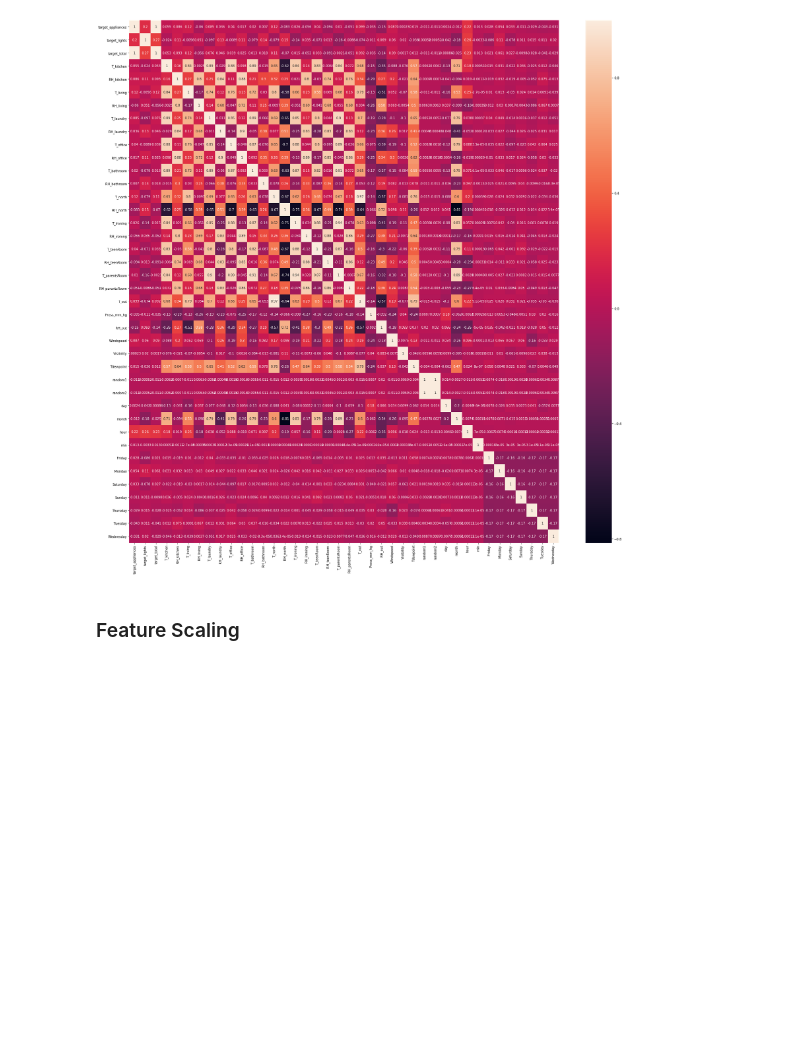
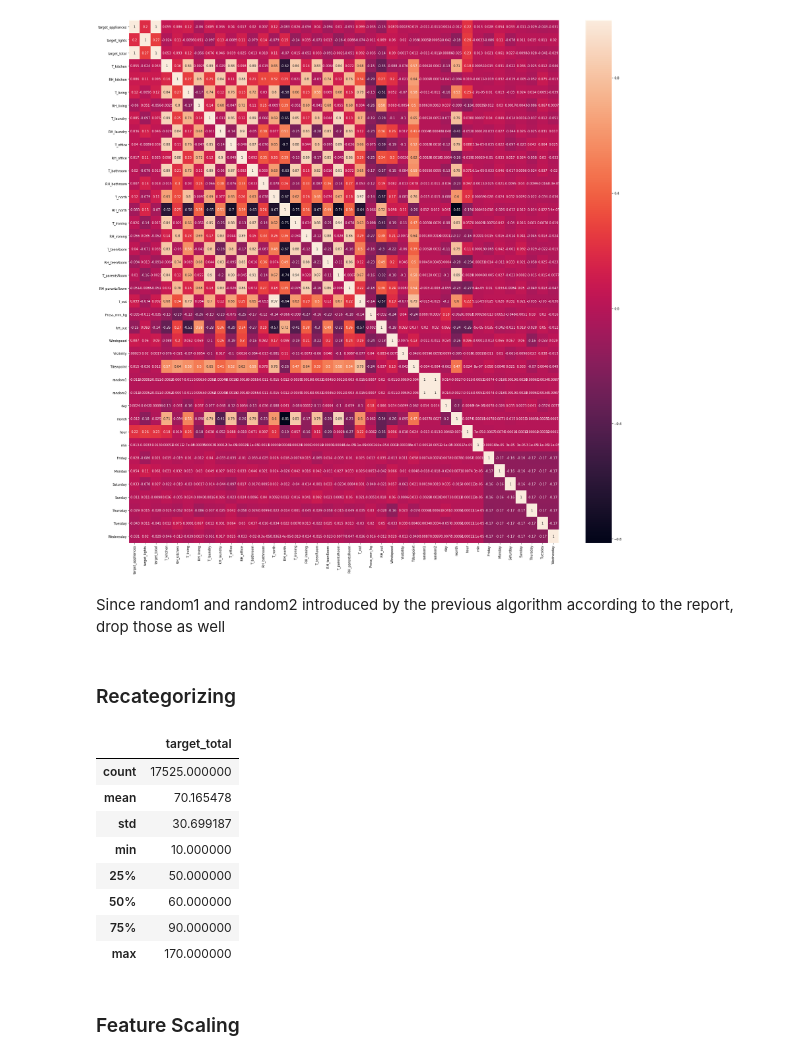
Before and after one commit to khaled9910070/ML_Assignment2, a Jupyter notebook: Energy Usage Prediction.ipynb, the cells around one changed output. Cells and saved outputs as stored; diff of their text form; code cells hidden in the pictures; blank space fills up the shorter version.

```diff
--- a/Energy Usage Prediction.ipynb
+++ b/Energy Usage Prediction.ipynb
@@ -262,3 +262,25 @@ corr = df.corr()
 sb.heatmap(corr, annot=True);
 # %% [output]
 [figure]
+# %% [markdown]
+Since random1 and random2 introduced by the previous algorithm according to the report, drop those as well
+# %%
+df.drop(['random1', 'random2'],axis=1, inplace=True)
+# %% [markdown]
+<h3>Recategorizing</h3>
+# %%
+df_no_outlier = df[df['target_total']<180]
+# %%
+X = df_no_outlier.drop(['target_appliances','target_lights','target_total'], axis=1)
+y_total = df_no_outlier[['target_total']]
+y_total.describe()
+# %% [output]
+|  | target_total |
+| count | 17525.000000 |
+| mean | 70.165478 |
+| std | 30.699187 |
+| min | 10.000000 |
+| 25% | 50.000000 |
+| 50% | 60.000000 |
+| 75% | 90.000000 |
+| max | 170.000000 |
```
Also changed, not shown: parts of 34 cells of this notebook.
